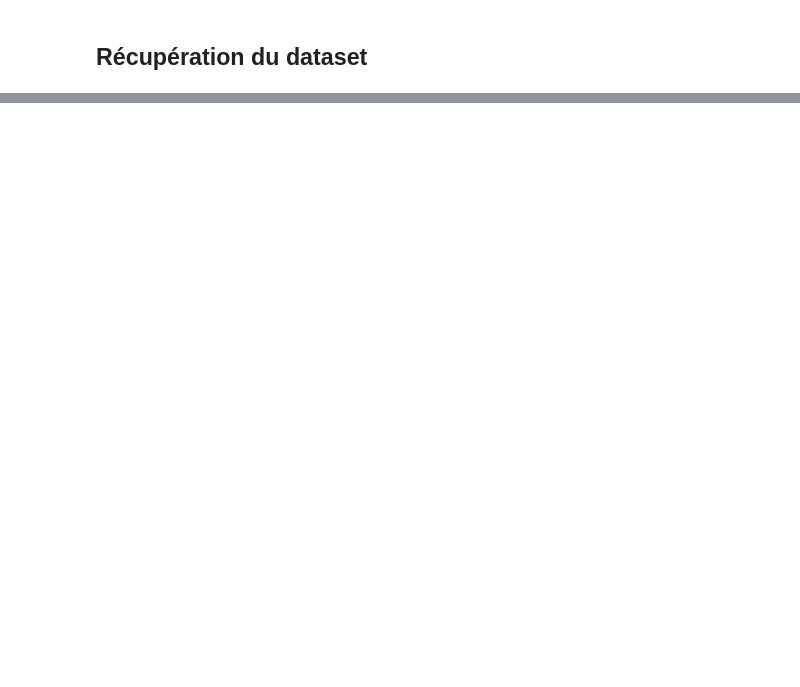
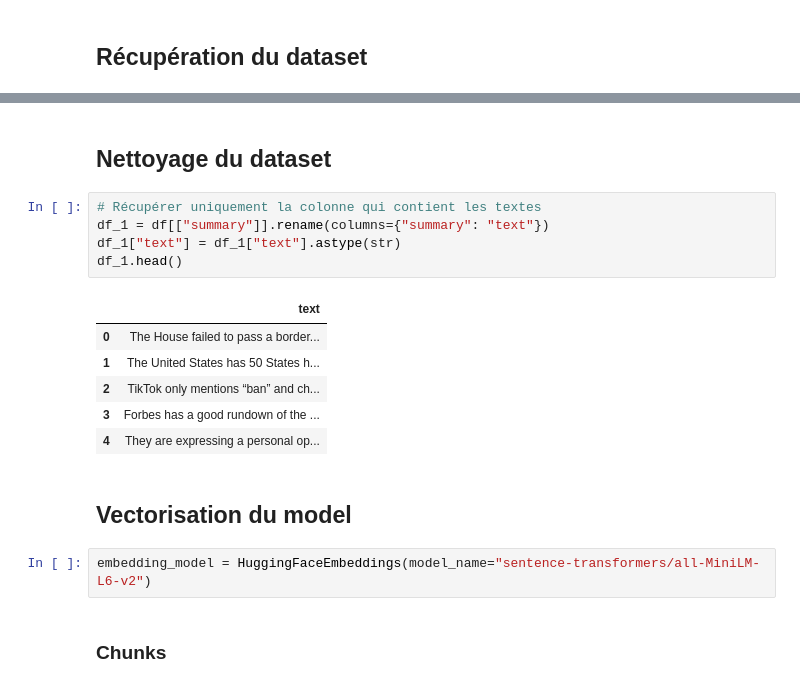
Before and after one commit to lequimeRobin/Final_test_IA_databird, a Jupyter notebook: FINAL_TEST.ipynb, the cells around one changed output, grey strips where cells are left out. Drawn from its saved outputs; the diff is of its cells as text; blank space fills up the shorter version.

```diff
--- a/FINAL_TEST.ipynb
+++ b/FINAL_TEST.ipynb
@@ -52,0 +56,20 @@ from langchain.prompts import PromptTemplate
+# %% [markdown]
+## Nettoyage du dataset
+# %%
+# Récupérer uniquement la colonne qui contient les textes
+df_1 = df[["summary"]].rename(columns={"summary": "text"})
+df_1["text"] = df_1["text"].astype(str)
+df_1.head()
+# %% [output]
+|  | text |
+| 0 | The House failed to pass a border... |
+| 1 | The United States has 50 States h... |
+| 2 | TikTok only mentions “ban” and ch... |
+| 3 | Forbes has a good rundown of the ... |
+| 4 | They are expressing a personal op... |
+# %% [markdown]
+## Vectorisation du model
+# %%
+embedding_model = HuggingFaceEmbeddings(model_name="sentence-transformers/all-MiniLM-L6-v2")
+# %% [markdown]
+### Chunks
```
Also changed, not shown: parts of 12 cells of this notebook.
